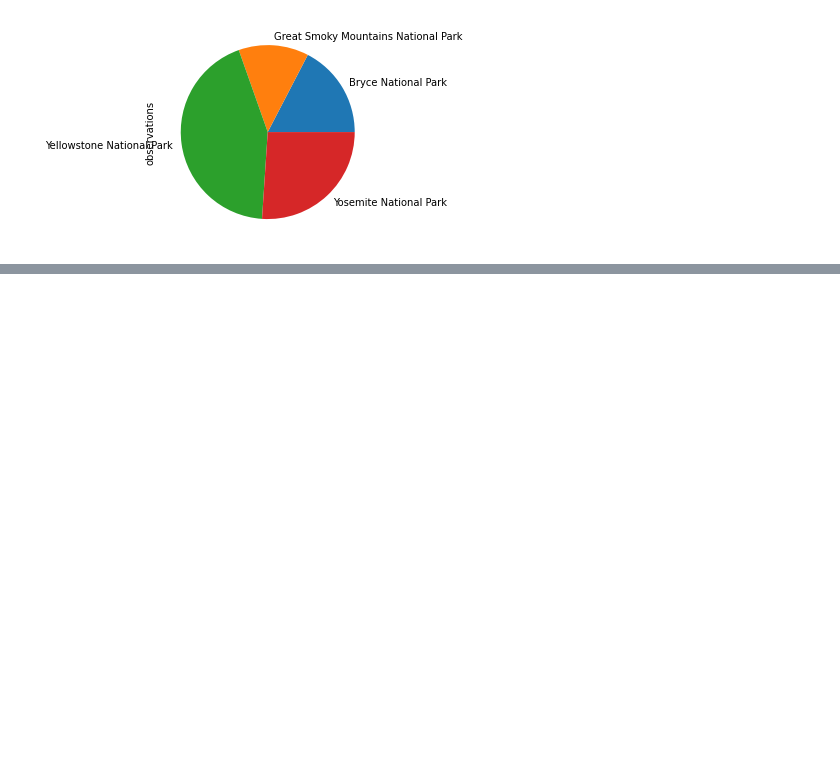
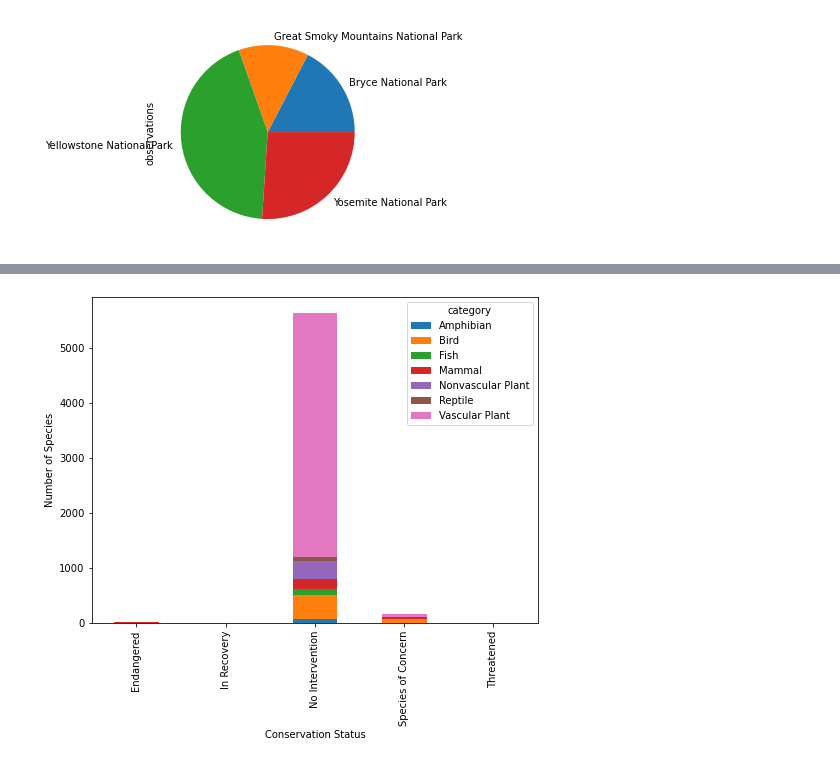
Before and after one commit to alexpaunero/Biodiversity-national-parks, a Jupyter notebook: biodiversity.ipynb, the cells around one changed output, grey strips where cells are left out. Drawn from its saved outputs; the diff is of its cells as text; code cells hidden in the pictures; blank space fills up the shorter version.

```diff
--- a/biodiversity.ipynb
+++ b/biodiversity.ipynb
@@ -182,0 +185,10 @@ df_obs_per_park.plot(kind = 'pie')
+# %%
+# Number of species of each category per conservation status
+
+df_species.fillna('No Intervention', inplace=True)
+df_species_conservation = df_species\
+    .groupby(["conservation_status", "category"])['scientific_name']\
+    .count()\
+    .unstack()
+
+df_species_conservation
@@ -182,0 +203,14 @@ df_obs_per_park.plot(kind = 'pie')
+# %%
+# Plot of distribution of endangered species categories per conservation status
+
+df_species_conservation2 = df_species[df_species != 'No intervention']\
+    .groupby(["conservation_status", "category"])['scientific_name']\
+    .count()\
+    .unstack()
+
+ax = df_species_conservation2.plot(kind = 'bar', figsize=(8,6),
+                               stacked=True)
+ax.set_xlabel("Conservation Status")
+ax.set_ylabel("Number of Species");
+# %% [output]
+[figure, added]
```
Also changed, not shown: parts of 2 cells of this notebook.
